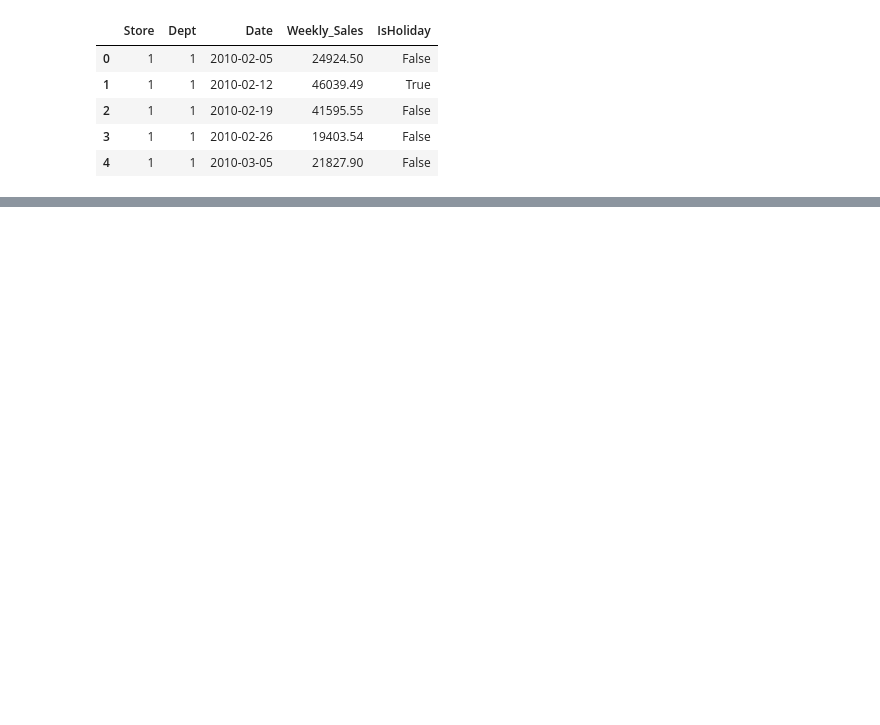
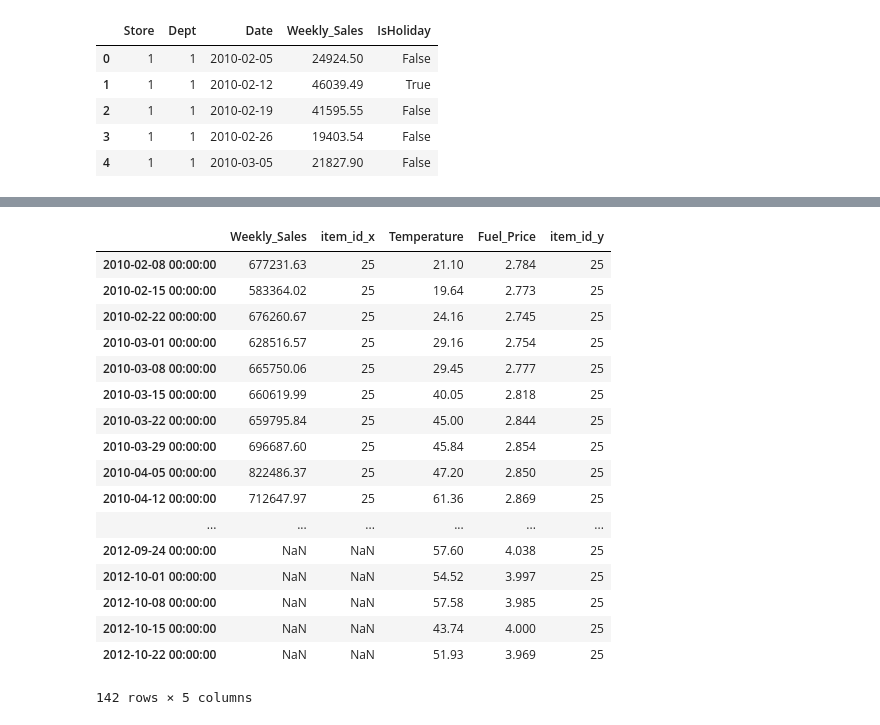
Before and after one commit to gonsoomoon-ml/Forecast, a Jupyter notebook: WalmartSale/EDA.ipynb, the cells around one changed output, grey strips where cells are left out. Drawn from its saved outputs; the diff is of its cells as text; code cells hidden in the pictures; blank space fills up the shorter version.

```diff
--- a/WalmartSale/EDA.ipynb
+++ b/WalmartSale/EDA.ipynb
@@ -266,0 +287,11 @@ store_data.head()
+# %%
+feature_df = feature_df.rename(columns={'Store':'item_id','Date':'date'})
+feature_df.reset_index(inplace=True)
+feature_df = feature_df.drop('index', axis=1)
+feature_df = feature_df.set_index('date')
+feature_df.item_id = feature_df.item_id.astype(str)
+feature_df.index = pd.to_datetime(feature_df.index, format = '%Y-%m-%d')
+feature_df.index = feature_df.index.strftime('%Y-%m-%d %H:%M:%S')
+cols = ['Temperature','Fuel_Price','item_id']
+feature_df = feature_df[cols]
+feature_df.head()
@@ -266,0 +305,3 @@ store_data.head()
+# %%
+feature_df = feature_df[feature_df.index < end_val_date]
+feature_df.info()
@@ -266,0 +345,5 @@ store_data.head()
+# %%
+
+
+feature_df_25 = feature_df[feature_df['item_id'] == "25"]
+feature_df_25.tail()
@@ -266,0 +357,25 @@ store_data.head()
+# %%
+stores_sales_25 = target_stores_sales[target_stores_sales['item_id'] == "25"]
+# %%
+pd.merge(stores_sales_25, feature_df_25,
+         left_index=True, right_index=True,
+        how='outer')
+# %% [output]
+|  | Weekly_Sales | item_id_x | Temperature | Fuel_Price | item_id_y |
+| 2010-02-08 00:00:00 | 677231.63 | 25 | 21.10 | 2.784 | 25 |
+| 2010-02-15 00:00:00 | 583364.02 | 25 | 19.64 | 2.773 | 25 |
+| 2010-02-22 00:00:00 | 676260.67 | 25 | 24.16 | 2.745 | 25 |
+| 2010-03-01 00:00:00 | 628516.57 | 25 | 29.16 | 2.754 | 25 |
+| 2010-03-08 00:00:00 | 665750.06 | 25 | 29.45 | 2.777 | 25 |
+| 2010-03-15 00:00:00 | 660619.99 | 25 | 40.05 | 2.818 | 25 |
+| 2010-03-22 00:00:00 | 659795.84 | 25 | 45.00 | 2.844 | 25 |
+| 2010-03-29 00:00:00 | 696687.60 | 25 | 45.84 | 2.854 | 25 |
+| 2010-04-05 00:00:00 | 822486.37 | 25 | 47.20 | 2.850 | 25 |
+| 2010-04-12 00:00:00 | 712647.97 | 25 | 61.36 | 2.869 | 25 |
+| ... | ... | ... | ... | ... | ... |
+| 2012-09-24 00:00:00 | NaN | NaN | 57.60 | 4.038 | 25 |
+| 2012-10-01 00:00:00 | NaN | NaN | 54.52 | 3.997 | 25 |
+| 2012-10-08 00:00:00 | NaN | NaN | 57.58 | 3.985 | 25 |
+| 2012-10-15 00:00:00 | NaN | NaN | 43.74 | 4.000 | 25 |
+| 2012-10-22 00:00:00 | NaN | NaN | 51.93 | 3.969 | 25 |
+142 rows × 5 columns
```
Also changed, not shown: parts of 54 cells of this notebook, 17 other files.
